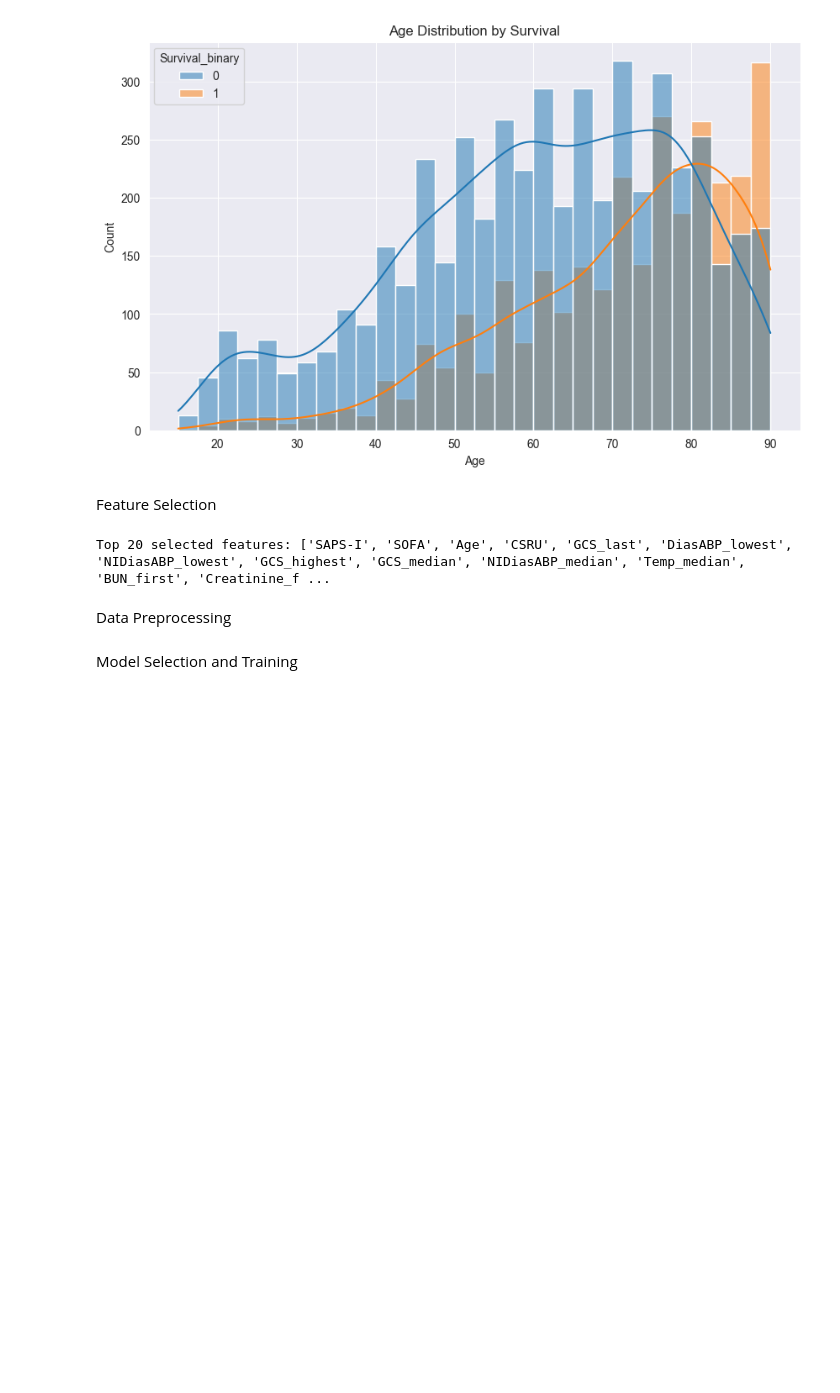
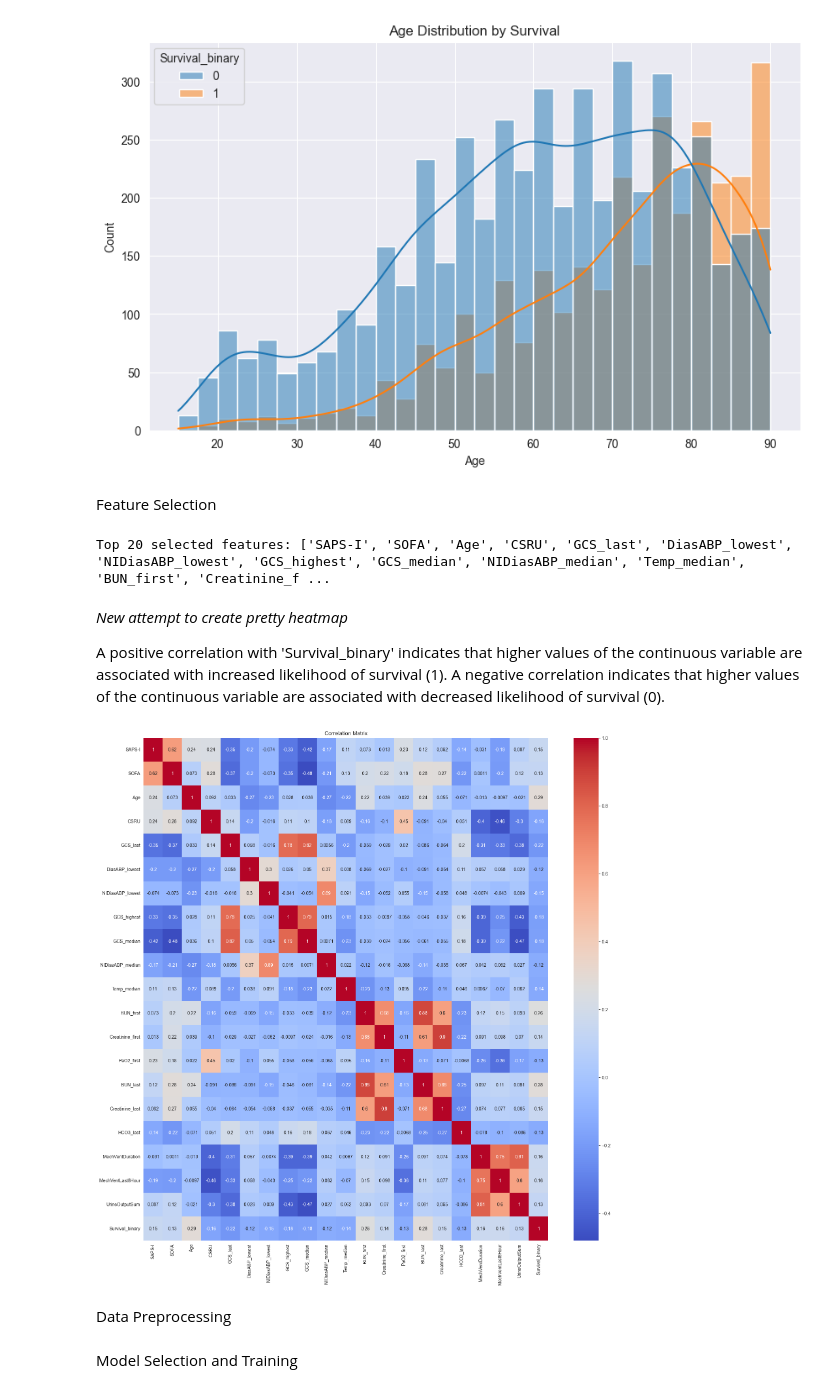
Before and after one commit to Gran24/DS_ML_PROJECT, a Jupyter notebook: src/sample_research.ipynb, the cells around one changed output. Saved outputs shown, nothing was run; the diff lists cells and outputs as text; code cells hidden in the pictures; blank space fills up the shorter version.

Commit message:
Ugly heatmap removed 0.1

```diff
--- a/src/sample_research.ipynb
+++ b/src/sample_research.ipynb
@@ -120,6 +113,22 @@ print("Top 20 selected features:", selected_features)
 df_selected = df[selected_features + ['Survival_binary']]
 # %% [output]
 Top 20 selected features: ['SAPS-I', 'SOFA', 'Age', 'CSRU', 'GCS_last', 'DiasABP_lowest', 'NIDiasABP_lowest', 'GCS_highest', 'GCS_median', 'NIDiasABP_median', 'Temp_median', 'BUN_first', 'Creatinine_f ...
+# %% [markdown]
+*New attempt to create pretty heatmap*
+
+A positive correlation with 'Survival_binary' indicates that higher values of the continuous variable are associated with increased likelihood of survival (1).
+A negative correlation indicates that higher values of the continuous variable are associated with decreased likelihood of survival (0).
+# %%
+# After the feature selection step, add these visualizations:
+
+# Correlation matrix
+corr_matrix = df_selected.corr()
+plt.figure(figsize=(20, 20))
+sns.heatmap(corr_matrix, annot=True, cmap='coolwarm')
+plt.title('Correlation Matrix')
+plt.show()
+# %% [output]
+[figure, added]
 # %% [markdown]
 Data Preprocessing
 # %%
```
Also changed, not shown: parts of 1 cell of this notebook.
